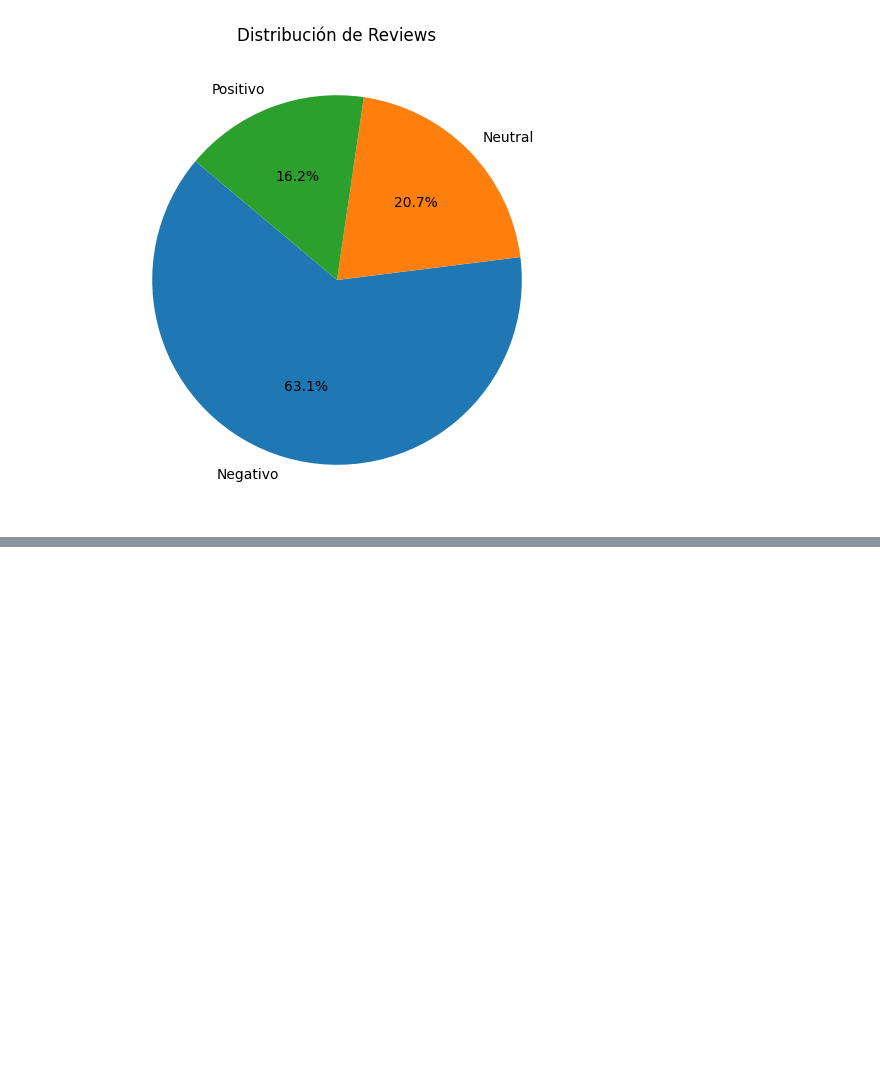
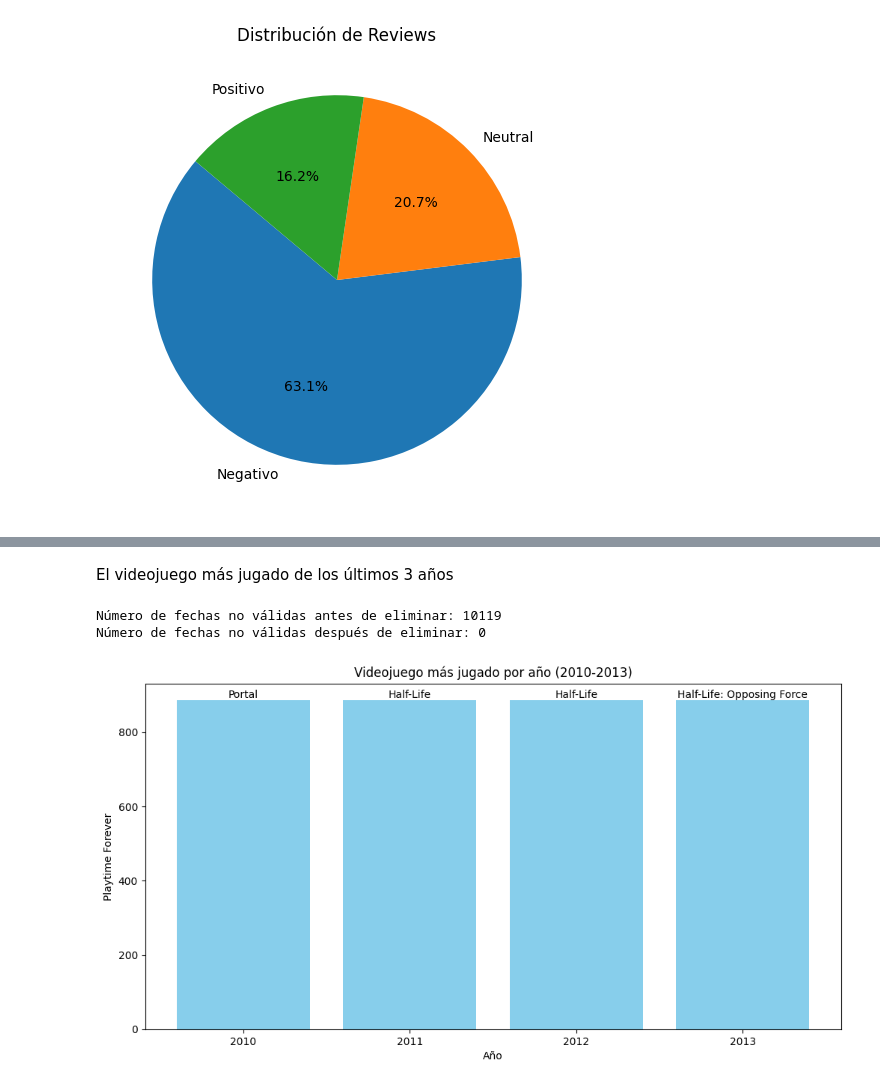
Before and after one commit to abgc757/MLOP_01, a Jupyter notebook: notebooks/EDA.ipynb, the cells around one changed output, grey strips where cells are left out. Saved outputs shown, nothing was run; the diff lists cells and outputs as text; code cells hidden in the pictures; blank space fills up the shorter version.

```diff
--- a/notebooks/EDA.ipynb
+++ b/notebooks/EDA.ipynb
@@ -163,0 +126,43 @@ games.describe()
+# %% [markdown]
+El videojuego más jugado de los últimos 3 años
+# %%
+# Suponiendo que 'posted_date' es una cadena de texto en formato 'yyyy-mm-dd'
+reviews['posted_date'] = pd.to_datetime(reviews['posted_date'])
+
+print("Número de fechas no válidas antes de eliminar:", reviews['posted_date'].isnull().sum())
+
+# Eliminar las filas con fechas no válidas (valores nulos) en 'posted_date'
+reviews = reviews.dropna(subset=['posted_date'])
+
+# Después de eliminar fechas no válidas, puedes verificar cuántas fechas no válidas quedan
+print("Número de fechas no válidas después de eliminar:", reviews['posted_date'].isnull().sum())
+# %% [output]
+Número de fechas no válidas antes de eliminar: 10119
+Número de fechas no válidas después de eliminar: 0
+# %%
+# Filtrar las reseñas y los tiempos de juego de la última década
+start_date = pd.to_datetime('2010-01-01')
+end_date = pd.to_datetime('2013-12-31')
+filtered_reviews = reviews[(reviews['posted_date'] >= start_date) & (reviews['posted_date'] <= end_date)]
+fecha = filtered_reviews[['posted_date','item_id']]
+data = playtime_4ever[['item_id','item_name','playtime_forever']]
+combined_data = data.merge(fecha, on='item_id', how='inner')
+# %%
+most_played_by_year = combined_data.groupby(combined_data['posted_date'].dt.year)['playtime_forever'].idxmax()
+most_played_games = combined_data.loc[most_played_by_year, ['posted_date', 'item_name', 'playtime_forever']]
+
+# Crear un gráfico de barras que muestra el videojuego más jugado por año
+plt.figure(figsize=(12, 6))
+plt.bar(most_played_games['posted_date'].dt.year, most_played_games['playtime_forever'], color='skyblue')
+plt.xlabel('Año')
+plt.ylabel('Playtime Forever')
+plt.title('Videojuego más jugado por año (2010-2013)')
+
+# Agregar etiquetas con el nombre del juego correspondiente
+for i, row in most_played_games.iterrows():
+    plt.text(row['posted_date'].year, row['playtime_forever'], row['item_name'], ha='center', va='bottom')
+
+plt.xticks(most_played_games['posted_date'].dt.year)
+plt.show()
+# %% [output]
+[figure, added]
```
Also changed, not shown: parts of 17 cells of this notebook, 3 other files.
